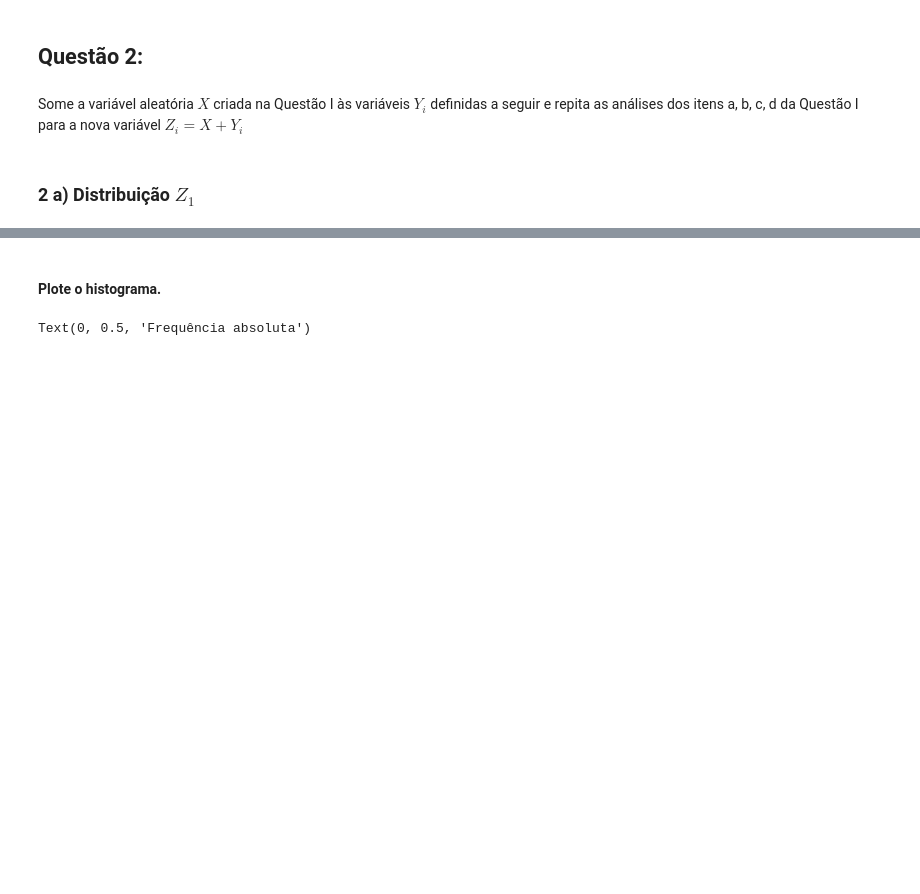
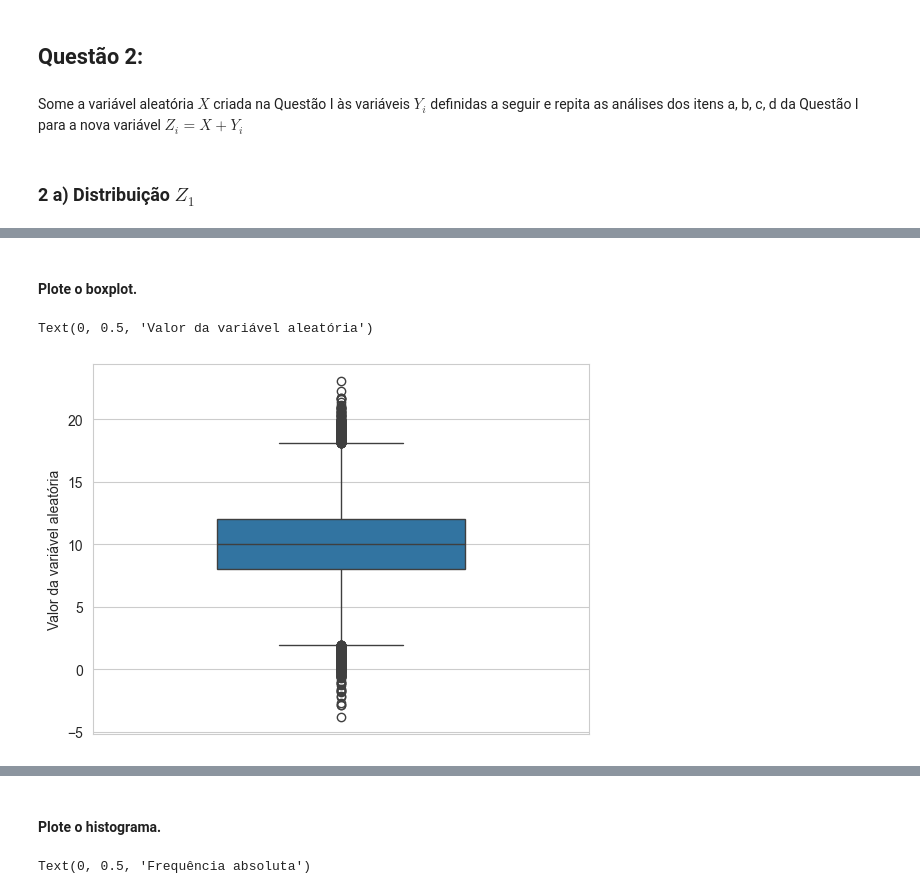
Before and after one commit to ricardoamachado/ENGA74, a Jupyter notebook: Atividade2/atividade2.ipynb, the cells around one changed output, grey strips where cells are left out. Cells and saved outputs as stored; diff of their text form; code cells hidden in the pictures; blank space fills up the shorter version.

```diff
--- a/Atividade2/atividade2.ipynb
+++ b/Atividade2/atividade2.ipynb
@@ -71,0 +85,8 @@ dist_z4 = distribuicao + dist_y4
+# %% [markdown]
+#### Plote o boxplot.
+# %%
+plot_boxplot = sns.boxplot(y = dist_z1, width= 0.5)
+plt.ylabel("Valor da variável aleatória")
+# %% [output]
+Text(0, 0.5, 'Valor da variável aleatória')
+[figure, added]
```
Also changed, not shown: parts of 25 cells of this notebook.
